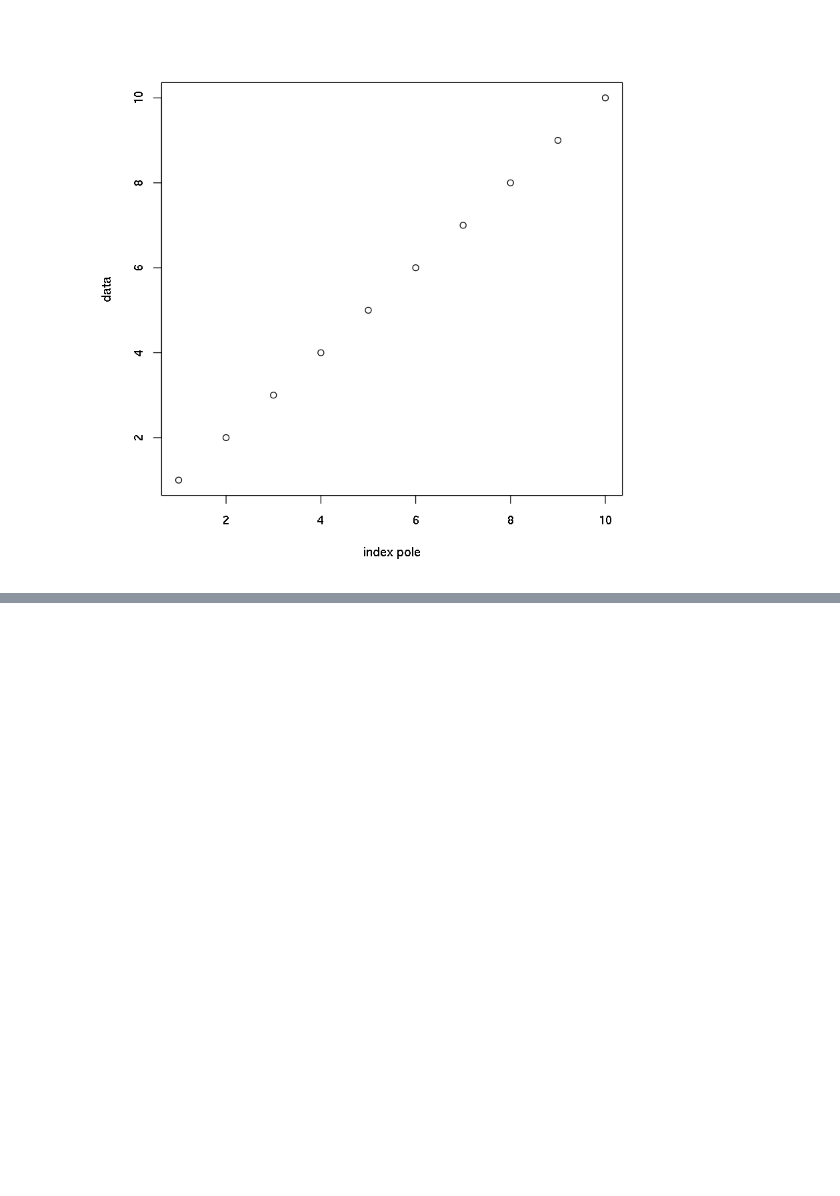
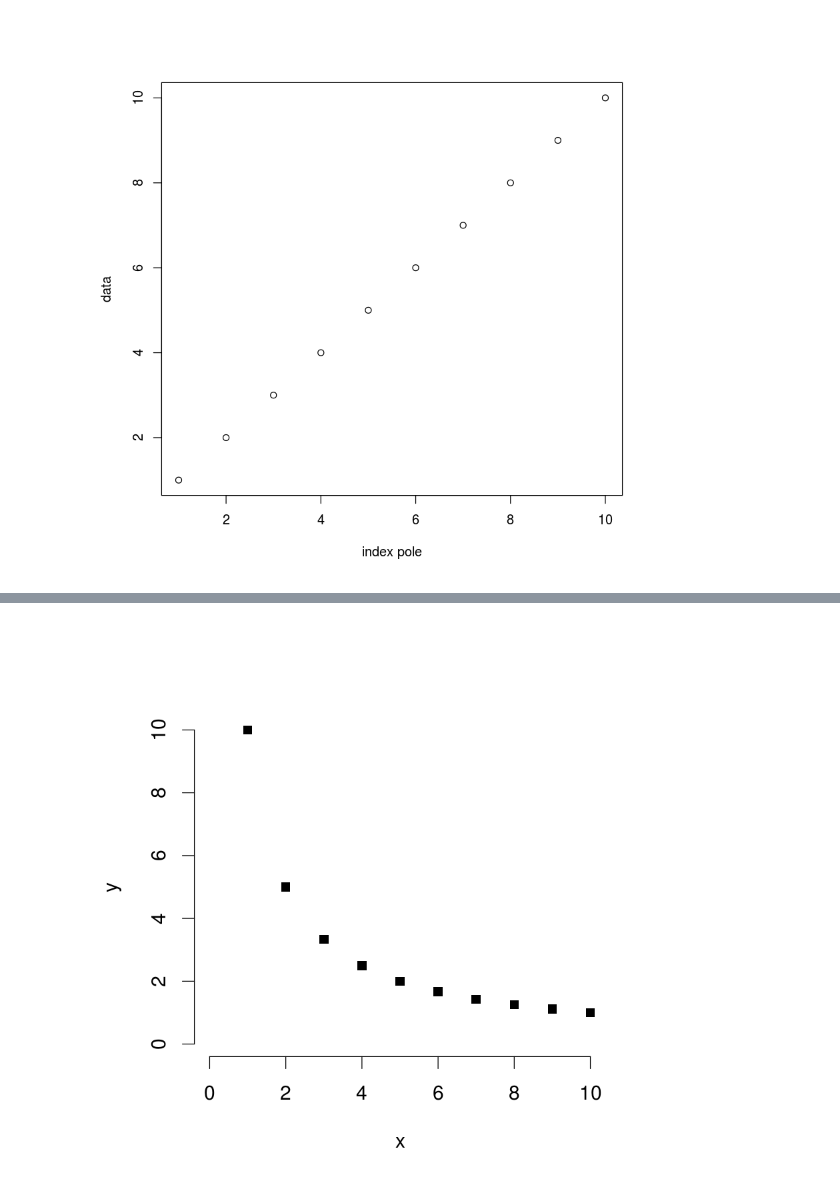
Before and after one commit to lich-uct/r_tutorial, a Jupyter notebook: 09/09.ipynb, the cells around one changed output, grey strips where cells are left out. Cells and saved outputs as stored; diff of their text form; code cells hidden in the pictures; blank space fills up the shorter version.

```diff
--- a/09/09.ipynb
+++ b/09/09.ipynb
@@ -50,0 +66,10 @@ plot(1:10, xlab = "index pole", ylab = "data")
+# %%
+my_params <- list(
+    bty = "n"
+    , cex = 1.5
+    , pch = 15
+)
+par(my_params)
+test_plot()
+# %% [output]
+[figure, added]
```
Also changed, not shown: parts of 18 cells of this notebook.
